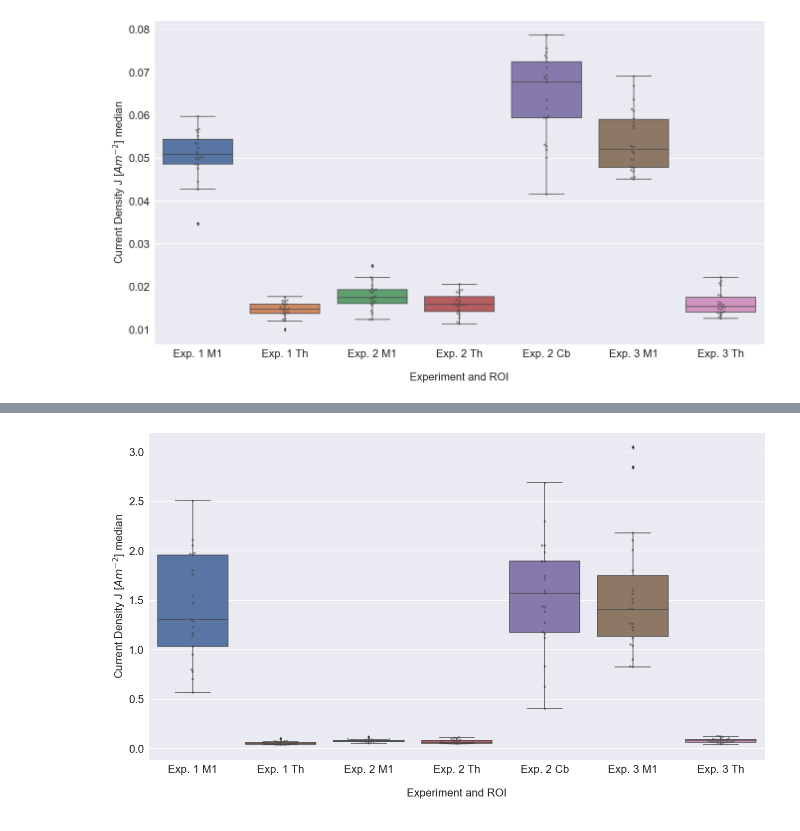
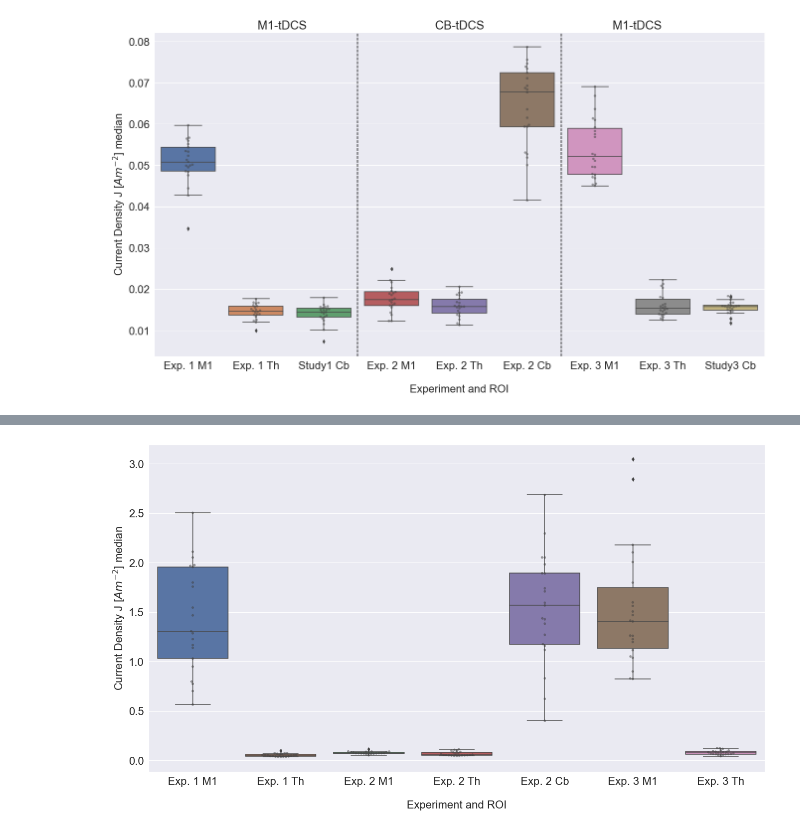
Before and after one commit to davide-aloi/wp1_2_roast, a Jupyter notebook: wp_all_plot_descriptive-stat.ipynb, the cells around one changed output, grey strips where cells are left out. Drawn from its saved outputs; the diff is of its cells as text; code cells hidden in the pictures.

```diff
--- a/wp_all_plot_descriptive-stat.ipynb
+++ b/wp_all_plot_descriptive-stat.ipynb
@@ -14,27 +14,32 @@ db_names = ['wp2a', 'wp1a', 'wp1b']
 # %%
 # CD results - medians
 
 db = pd.read_csv(results_folder + 'wp_all_current_density_results.csv')
 
-db.drop('Study1 Cb', axis = 1, inplace = True)
-db.drop('Study3 Cb', axis = 1, inplace = True)
+#db.drop('Study1 Cb', axis = 1, inplace = True)
+#db.drop('Study3 Cb', axis = 1, inplace = True)
 
 db.rename( columns={'Study1 M1':'Exp. 1 M1'} ,inplace=True)
 db.rename( columns={'Study1 Th':'Exp. 1 Th'} ,inplace=True)
 db.rename( columns={'Study2 M1':'Exp. 2 M1'} ,inplace=True)
 db.rename( columns={'Study2 Th':'Exp. 2 Th'} ,inplace=True)
 db.rename( columns={'Study2 Cb':'Exp. 2 Cb'} ,inplace=True)
 db.rename( columns={'Study3 M1':'Exp. 3 M1'} ,inplace=True)
 db.rename( columns={'Study3 Th':'Exp. 3 Th'} ,inplace=True)
 
 sns.set(style='whitegrid')
 sns.set(rc={'figure.figsize':(22,12)})
 sns.set(font_scale = 2)
-ax = sns.boxplot(x="variable", y="value", data=pd.melt(db))
+ax = sns.boxplot(x="variable", y="value", data=pd.melt(db)).set(title='M1-tDCS                                       CB-tDCS                                       M1-tDCS')
 ax = sns.swarmplot(x="variable", y="value", data=pd.melt(db), color=".25", alpha=0.5)
 ax.set_xlabel("\nExperiment and ROI", fontsize = 22)
 ax.set_ylabel("\nCurrent Density J [$Am^{-2}$] median", fontsize = 22)
+
+ax.axvline(x=2.5, ymin=0, ymax=1, linestyle='--', color='black')
+ax.axvline(x=5.5, ymin=0, ymax=1, linestyle='--', color='black')
+
+
 fig = ax.get_figure()
 fig.savefig("CD_medians_allstudies.png",dpi=300)
 # %% [output]
-[figure, old version]
+[figure, new version]
```
Also changed, not shown: parts of 3 cells of this notebook, 3 other files.
